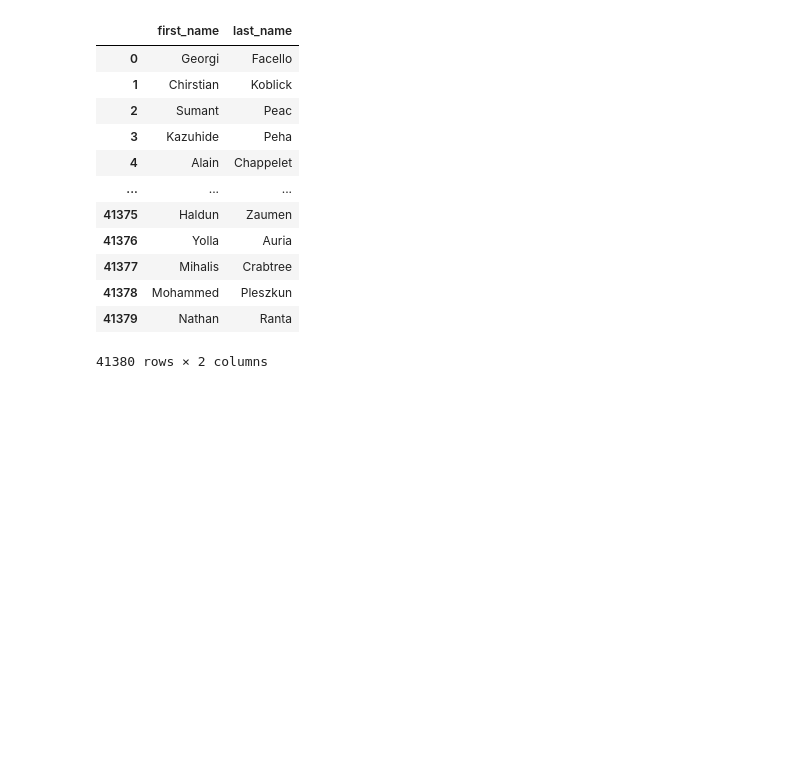
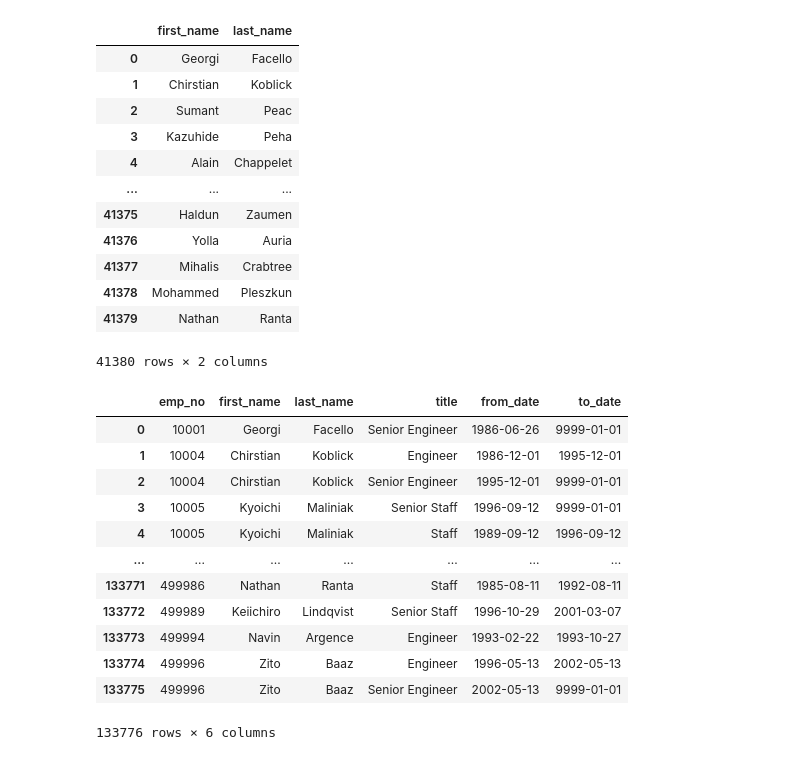
Before and after one commit to JovaniPink/pewlett-hackard-analysis, a Jupyter notebook: pewlett-hackard-analysis.ipynb, the cells around one changed output. Cells and saved outputs as stored; diff of their text form; code cells hidden in the pictures; blank space fills up the shorter version.

```diff
--- a/pewlett-hackard-analysis.ipynb
+++ b/pewlett-hackard-analysis.ipynb
@@ -154,3 +154,20 @@ retirement_info_df
 | 41378 | Mohammed | Pleszkun |
 | 41379 | Nathan | Ranta |
 41380 rows × 2 columns
+# %%
+retirement_titles_df = pd.read_csv("./analysis-projects/pewlett-hackard-analysis/data/retirement_titles.csv")
+retirement_titles_df
+# %% [output]
+|  | emp_no | first_name | last_name | title | from_date | to_date |
+| 0 | 10001 | Georgi | Facello | Senior Engineer | 1986-06-26 | 9999-01-01 |
+| 1 | 10004 | Chirstian | Koblick | Engineer | 1986-12-01 | 1995-12-01 |
+| 2 | 10004 | Chirstian | Koblick | Senior Engineer | 1995-12-01 | 9999-01-01 |
+| 3 | 10005 | Kyoichi | Maliniak | Senior Staff | 1996-09-12 | 9999-01-01 |
+| 4 | 10005 | Kyoichi | Maliniak | Staff | 1989-09-12 | 1996-09-12 |
+| ... | ... | ... | ... | ... | ... | ... |
+| 133771 | 499986 | Nathan | Ranta | Staff | 1985-08-11 | 1992-08-11 |
+| 133772 | 499989 | Keiichiro | Lindqvist | Senior Staff | 1996-10-29 | 2001-03-07 |
+| 133773 | 499994 | Navin | Argence | Engineer | 1993-02-22 | 1993-10-27 |
+| 133774 | 499996 | Zito | Baaz | Engineer | 1996-05-13 | 2002-05-13 |
+| 133775 | 499996 | Zito | Baaz | Senior Engineer | 2002-05-13 | 9999-01-01 |
+133776 rows × 6 columns
```
Also changed, not shown: parts of 4 cells of this notebook, 12 other files.
